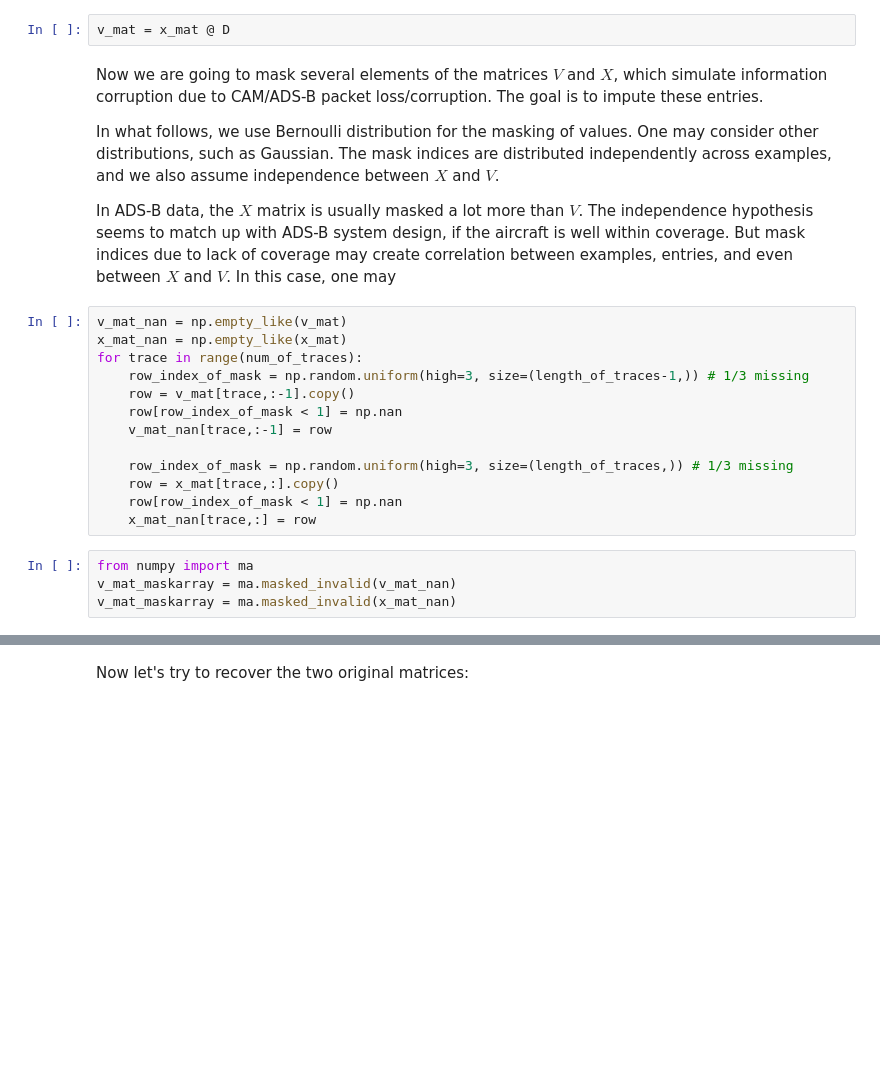
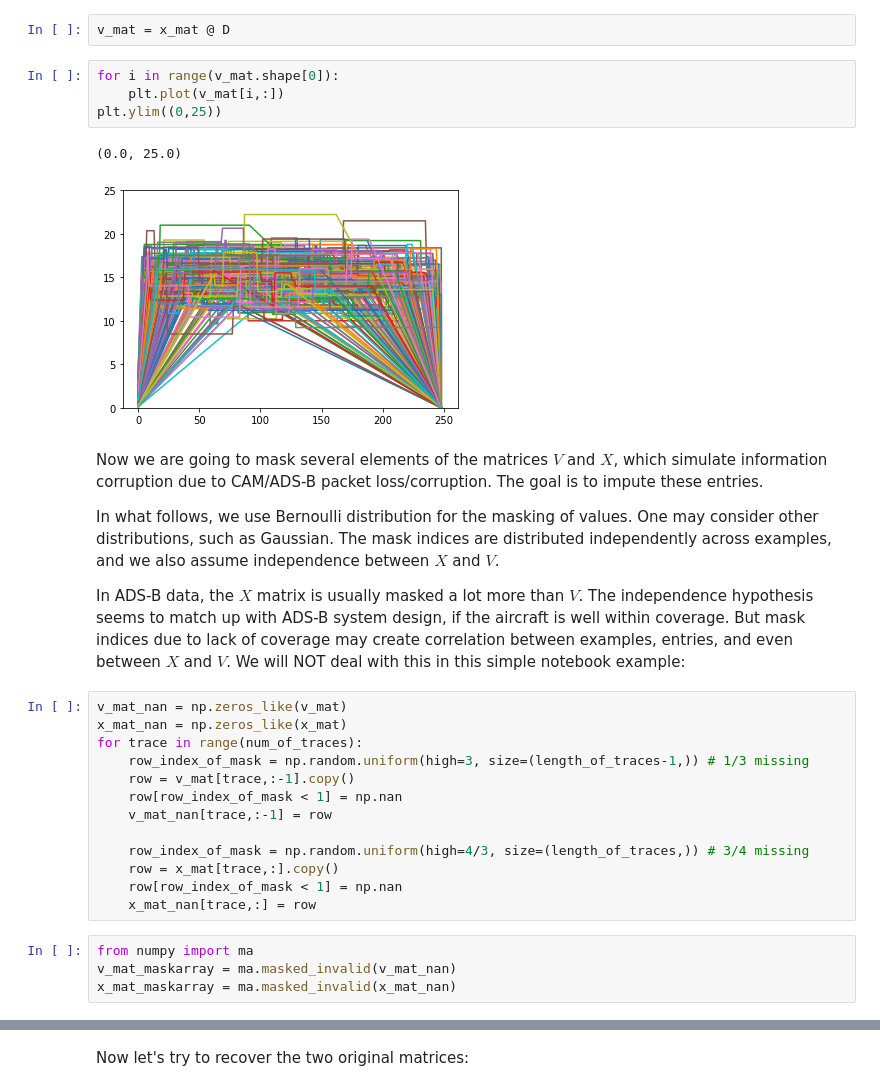
Before and after one commit to thinhhoang95/aa-manifold-learning, a Jupyter notebook: LRI/LRI1D/1dwv.ipynb, the cells around one changed output, grey strips where cells are left out. Drawn from its saved outputs; the diff is of its cells as text; blank space fills up the shorter version.

Commit message:
1D matrix completion code

```diff
--- a/LRI/LRI1D/1dwv.ipynb
+++ b/LRI/LRI1D/1dwv.ipynb
@@ -95,28 +123,35 @@ for i in range(x_mat.shape[1]-1):
 # %%
 v_mat = x_mat @ D
+# %%
+for i in range(v_mat.shape[0]):
+    plt.plot(v_mat[i,:])
+plt.ylim((0,25))
+# %% [output]
+(0.0, 25.0)
+[figure, added]
 # %% [markdown]
 Now we are going to mask several elements of the matrices $V$ and $X$, which simulate information corruption due to CAM/ADS-B packet loss/corruption. The goal is to impute these entries.
 
 In what follows, we use Bernoulli distribution for the masking of values. One may consider other distributions, such as Gaussian. The mask indices are distributed independently across examples, and we also assume independence between $X$ and $V$.
 
-In ADS-B data, the $X$ matrix is usually masked a lot more than $V$. The independence hypothesis seems to match up with ADS-B system design, if the aircraft is well within coverage. But mask indices due to lack of coverage may create correlation between examples, entries, and even between $X$ and $V$. In this case, one may
+In ADS-B data, the $X$ matrix is usually masked a lot more than $V$. The independence hypothesis seems to match up with ADS-B system design, if the aircraft is well within coverage. But mask indices due to lack of coverage may create correlation between examples, entries, and even between $X$ and $V$. We will NOT deal with this in this simple notebook example:
 # %%
-v_mat_nan = np.empty_like(v_mat)
-x_mat_nan = np.empty_like(x_mat)
+v_mat_nan = np.zeros_like(v_mat)
+x_mat_nan = np.zeros_like(x_mat)
 for trace in range(num_of_traces):
     row_index_of_mask = np.random.uniform(high=3, size=(length_of_traces-1,)) # 1/3 missing
     row = v_mat[trace,:-1].copy()
     row[row_index_of_mask < 1] = np.nan
     v_mat_nan[trace,:-1] = row
 
-    row_index_of_mask = np.random.uniform(high=3, size=(length_of_traces,)) # 1/3 missing
+    row_index_of_mask = np.random.uniform(high=4/3, size=(length_of_traces,)) # 3/4 missing
     row = x_mat[trace,:].copy()
     row[row_index_of_mask < 1] = np.nan
     x_mat_nan[trace,:] = row
 # %%
 from numpy import ma
 v_mat_maskarray = ma.masked_invalid(v_mat_nan)
-v_mat_maskarray = ma.masked_invalid(x_mat_nan)
+x_mat_maskarray = ma.masked_invalid(x_mat_nan)
 # %%
 for i in range(num_of_traces):
     plt.plot(v_mat_maskarray[i,:])
```
Also changed, not shown: parts of 28 cells of this notebook, 5 other files.
